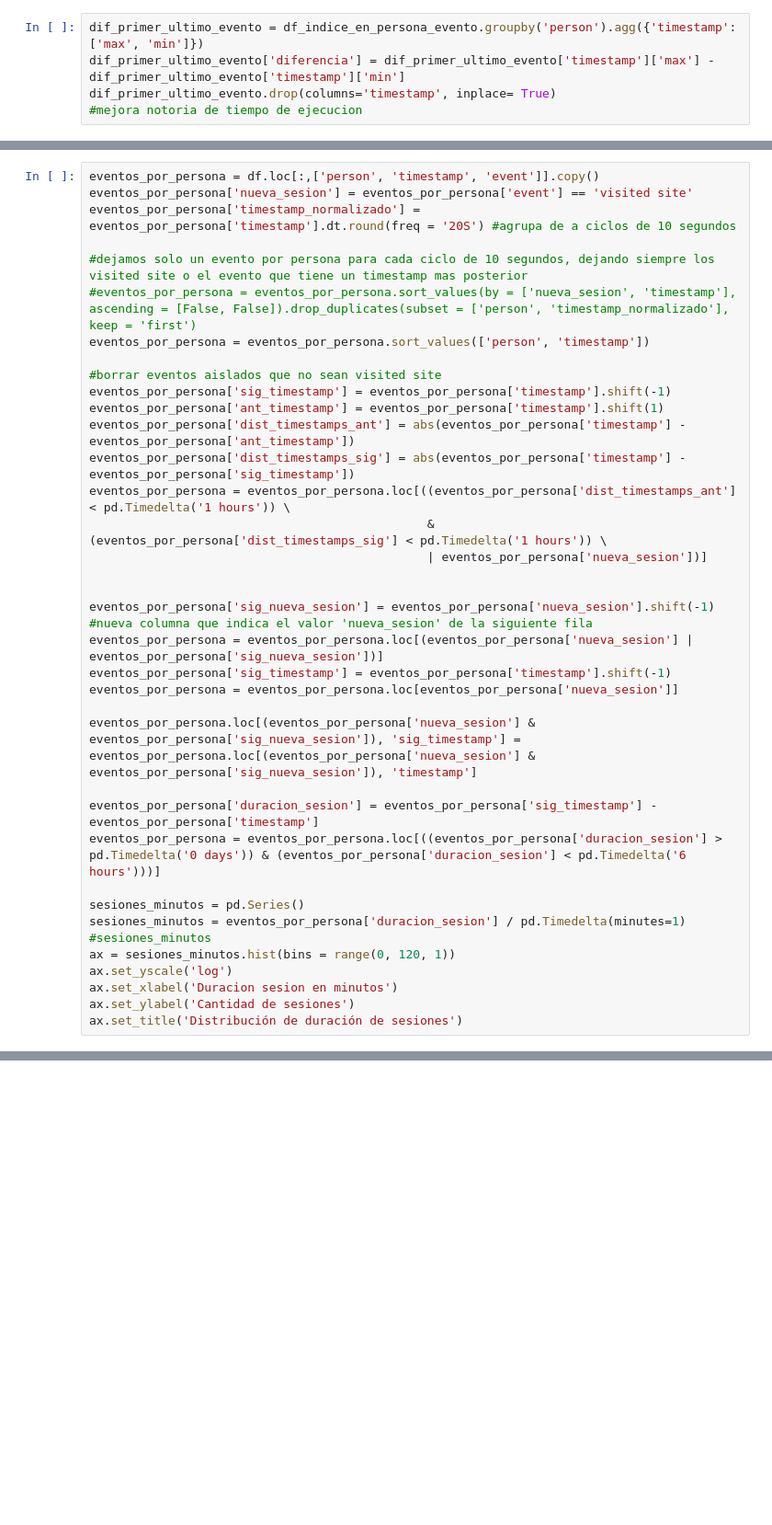
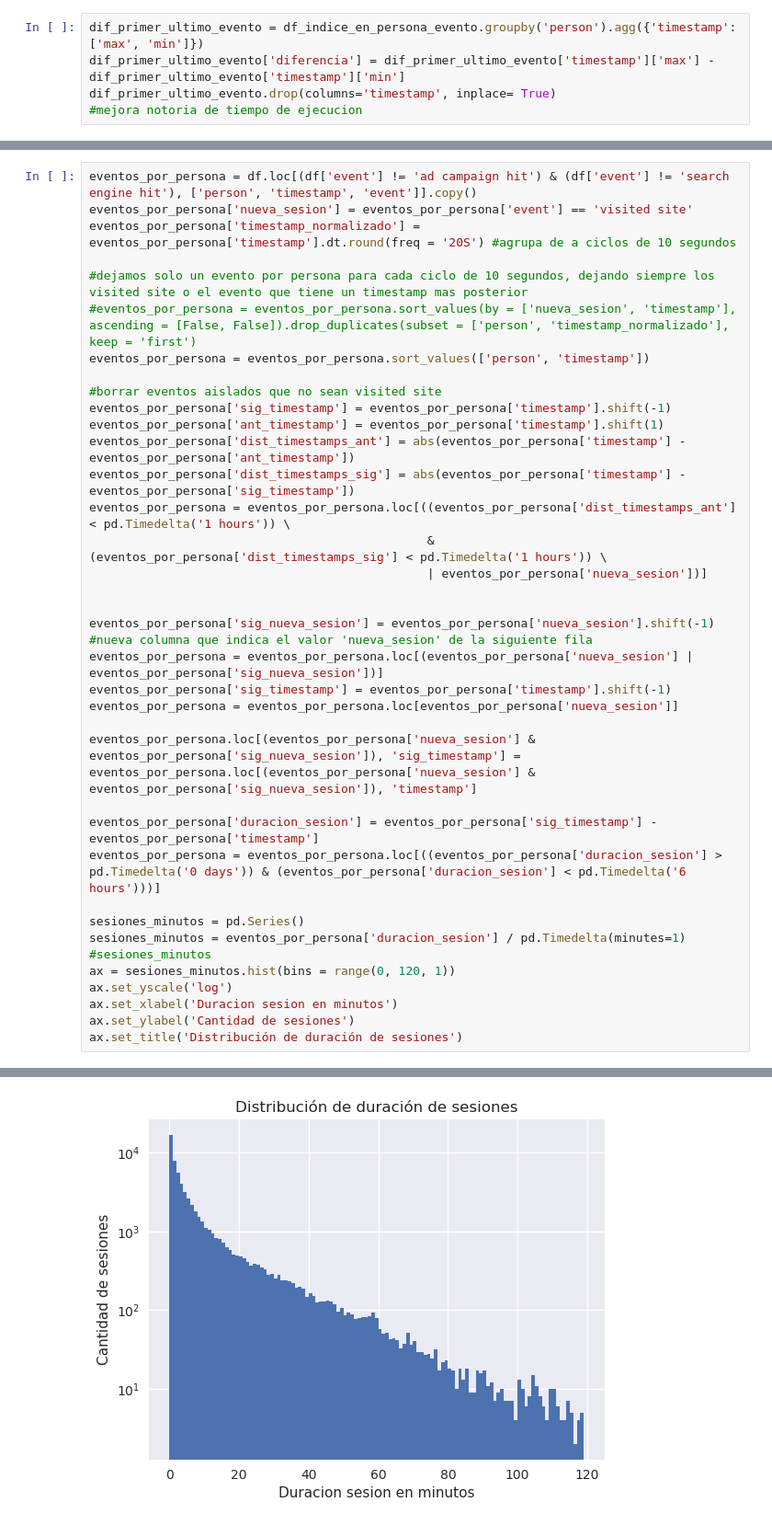
Before and after one commit to AlejandroKler/Datos-TP1, a Jupyter notebook: Analisis_de_sesion.ipynb, the cells around one changed output, grey strips where cells are left out. Shown at 92% size. Cells and saved outputs as stored; diff of their text form; blank space fills up the shorter version.

```diff
--- a/Analisis_de_sesion.ipynb
+++ b/Analisis_de_sesion.ipynb
@@ -40,5 +54,5 @@ pd.concat([dif_primer_ultimo_evento.head(), dif_primer_ultimo_evento.tail()])
 # %%
-eventos_por_persona = df.loc[:,['person', 'timestamp', 'event']].copy()
+eventos_por_persona = df.loc[(df['event'] != 'ad campaign hit') & (df['event'] != 'search engine hit'), ['person', 'timestamp', 'event']].copy()
 eventos_por_persona['nueva_sesion'] = eventos_por_persona['event'] == 'visited site'
 eventos_por_persona['timestamp_normalizado'] = eventos_por_persona['timestamp'].dt.round(freq = '20S') #agrupa de a ciclos de 10 segundos
 
@@ -74,3 +88,4 @@ ax.set_yscale('log')
 ax.set_xlabel('Duracion sesion en minutos')
 ax.set_ylabel('Cantidad de sesiones')
 ax.set_title('Distribución de duración de sesiones')
+# %% [output]
@@ -76,0 +93 @@ ax.set_title('Distribución de duración de sesiones')
+[figure, added]
```
Also changed, not shown: parts of 2 cells of this notebook, 3 other files.
